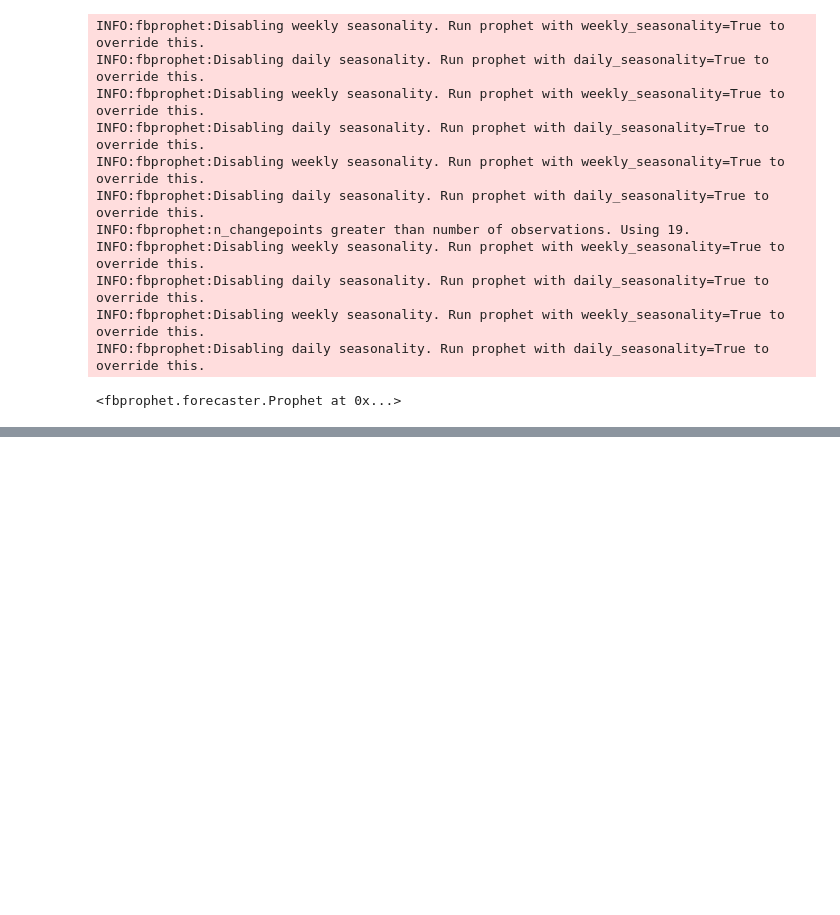
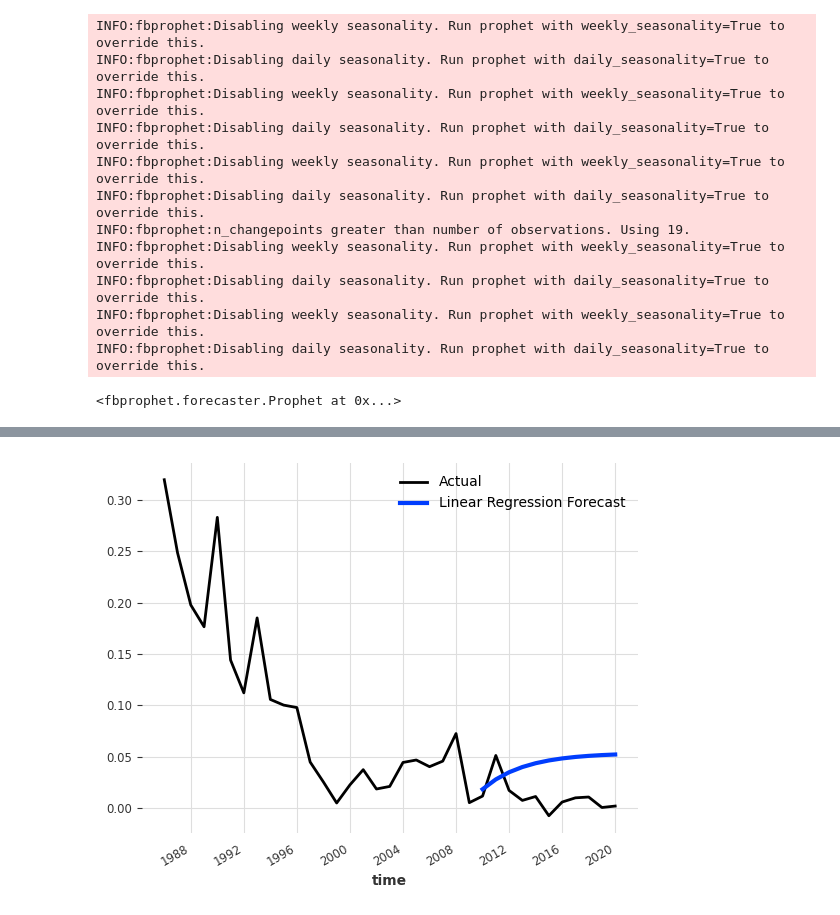
Before and after one commit to talibkateeb/El-Salvador-Financial-Study, a Jupyter notebook: ELSL_Financial_Study.ipynb, the cells around one changed output, grey strips where cells are left out. Drawn from its saved outputs; the diff is of its cells as text; code cells hidden in the pictures; blank space fills up the shorter version.

```diff
--- a/ELSL_Financial_Study.ipynb
+++ b/ELSL_Financial_Study.ipynb
@@ -131,0 +153,6 @@ forecast_plot_population = model_population.plot(forecast_population)
+# %%
+dart_inflation.plot(label='Actual')
+reg_prediction.plot(label='Linear Regression Forecast', lw=3)
+plt.show()
+# %% [output]
+[figure, added]
```
Also changed, not shown: parts of 15 cells of this notebook.
